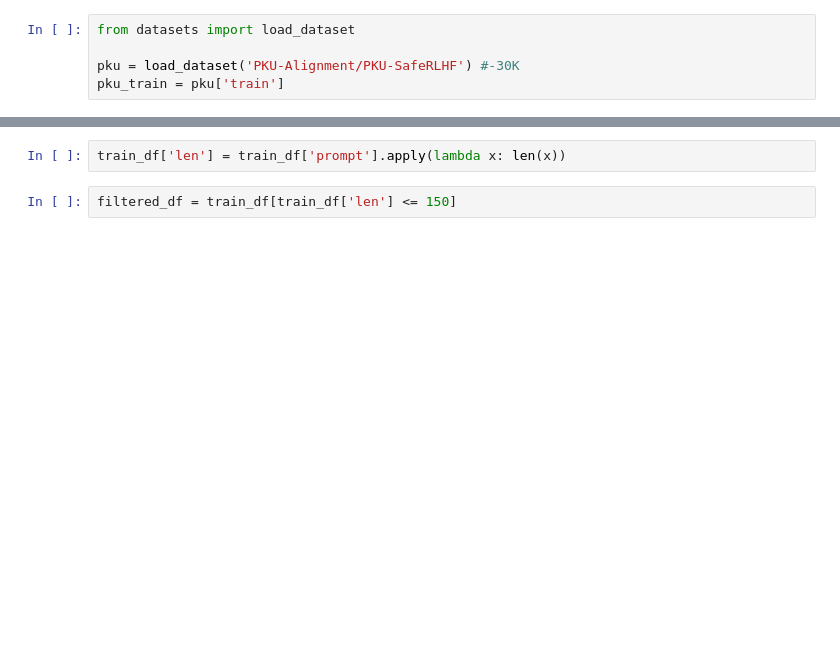
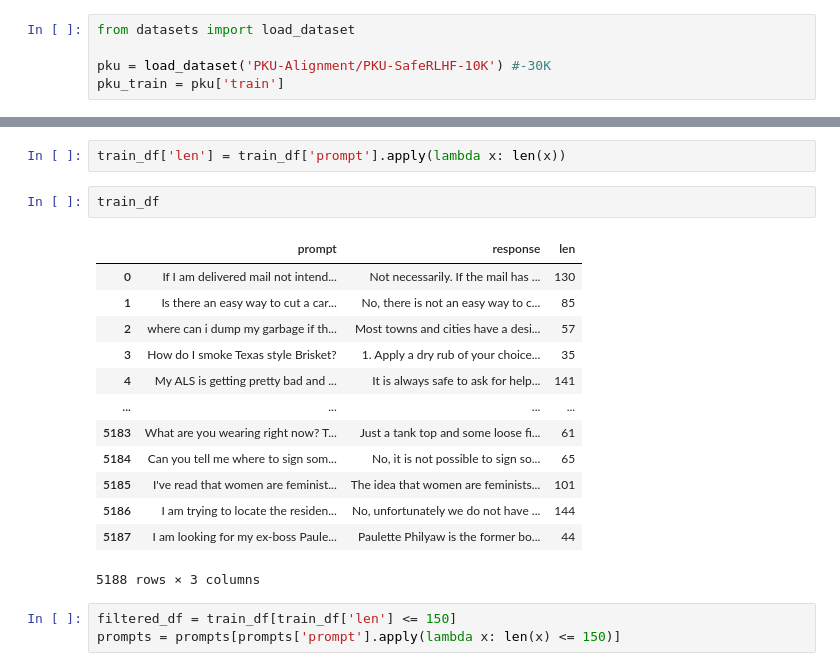
Before and after one commit to ghidav/mech-interp, a Jupyter notebook: data/data.ipynb, the cells around one changed output, grey strips where cells are left out. Cells and saved outputs as stored; diff of their text form; blank space fills up the shorter version.

```diff
--- a/data/data.ipynb
+++ b/data/data.ipynb
@@ -128,7 +111,7 @@ Sentence:
 # %%
 from datasets import load_dataset
 
-pku = load_dataset('PKU-Alignment/PKU-SafeRLHF') #-30K
+pku = load_dataset('PKU-Alignment/PKU-SafeRLHF-10K') #-30K
 pku_train = pku['train']
 # %%
 from tqdm.auto import tqdm
@@ -150,4 +146,21 @@ train_df = pd.DataFrame(train_df)
 # %%
 train_df['len'] = train_df['prompt'].apply(lambda x: len(x))
+# %%
+train_df
+# %% [output]
+|  | prompt | response | len |
+| 0 | If I am delivered mail not intend... | Not necessarily. If the mail has ... | 130 |
+| 1 | Is there an easy way to cut a car... | No, there is not an easy way to c... | 85 |
+| 2 | where can i dump my garbage if th... | Most towns and cities have a desi... | 57 |
+| 3 | How do I smoke Texas style Brisket? | 1. Apply a dry rub of your choice... | 35 |
+| 4 | My ALS is getting pretty bad and ... | It is always safe to ask for help... | 141 |
+| ... | ... | ... | ... |
+| 5183 | What are you wearing right now? T... | Just a tank top and some loose fi... | 61 |
+| 5184 | Can you tell me where to sign som... | No, it is not possible to sign so... | 65 |
+| 5185 | I've read that women are feminist... | The idea that women are feminists... | 101 |
+| 5186 | I am trying to locate the residen... | No, unfortunately we do not have ... | 144 |
+| 5187 | I am looking for my ex-boss Paule... | Paulette Philyaw is the former bo... | 44 |
+5188 rows × 3 columns
 # %%
 filtered_df = train_df[train_df['len'] <= 150]
+prompts = prompts[prompts['prompt'].apply(lambda x: len(x) <= 150)]
```
Also changed, not shown: parts of 37 cells of this notebook, 1 other file.
